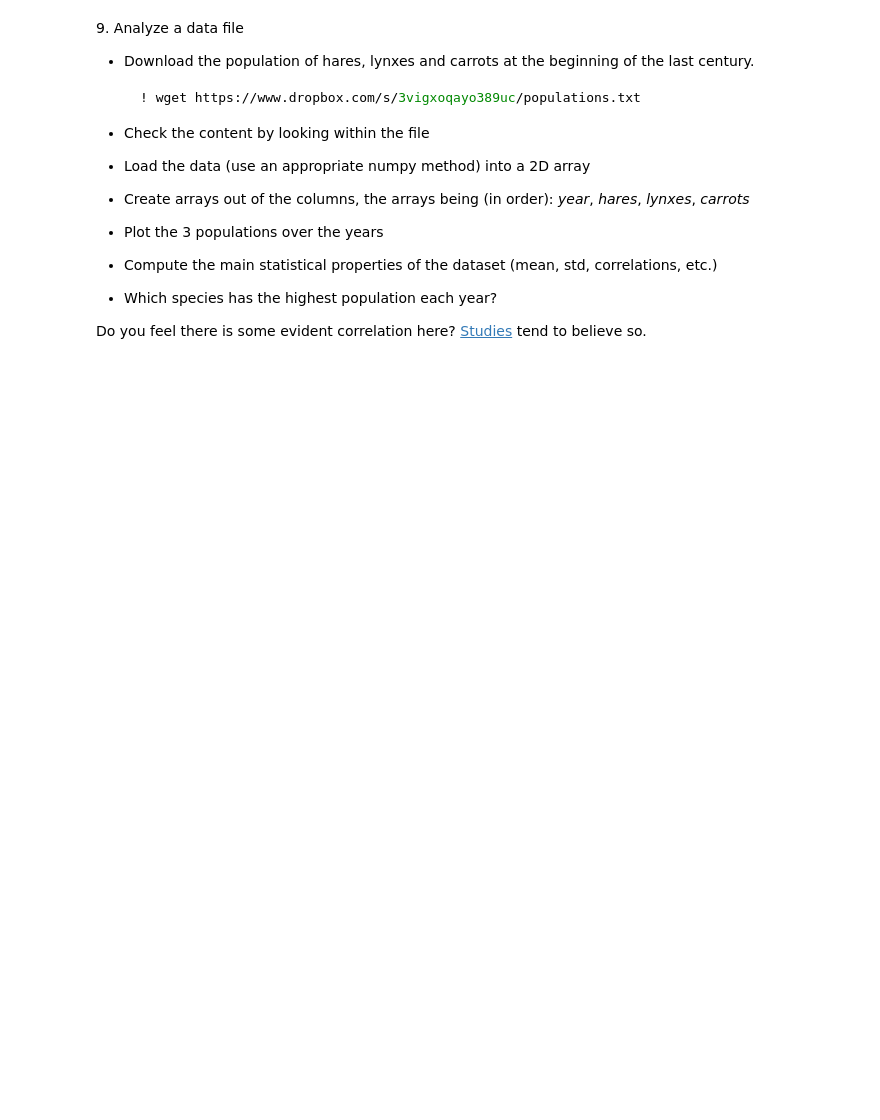
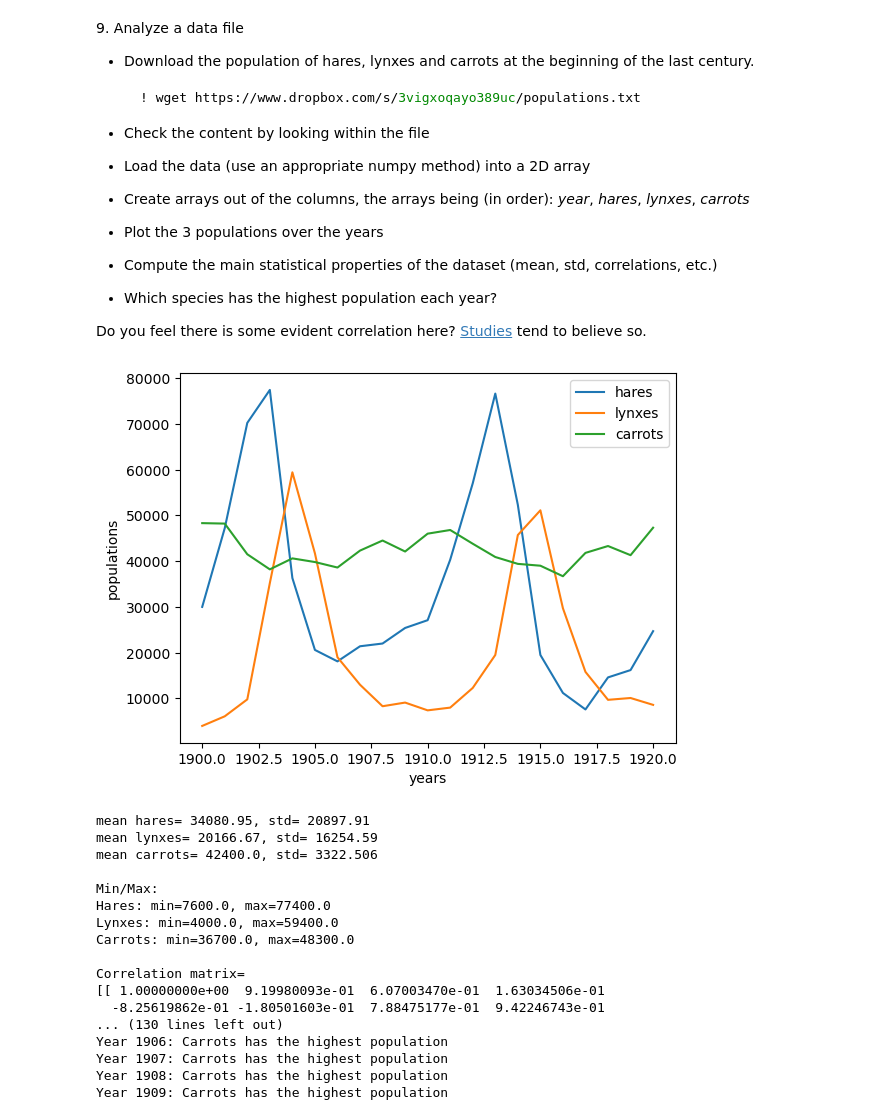
Before and after one commit to nicolomeneguzzo/LaboratoryOfComputationalPhysics_Y8, a Jupyter notebook: 04ex_Numpy.ipynb, the cells around one changed output. Drawn from its saved outputs; the diff is of its cells as text; code cells hidden in the pictures; blank space fills up the shorter version.

```diff
--- a/04ex_Numpy.ipynb
+++ b/04ex_Numpy.ipynb
@@ -342,3 +386,72 @@ w = np.random.randint
   * Which species has the highest population each year?
 
 Do you feel there is some evident correlation here? [Studies](https://www.enr.gov.nt.ca/en/services/lynx/lynx-snowshoe-hare-cycle) tend to believe so.
+# %%
+
+import matplotlib.pyplot as plt
+
+data = np.loadtxt('populations.txt', skiprows=1)
+
+#head populations.txt su bash
+# print(data.shape)
+# print(data[:5])
+
+year = data[:, 0]
+hares = data[:, 1]
+lynxes = data[:, 2]
+carrots = data[:, 3]
+
+plt.plot(year, hares, label='hares')
+plt.plot(year, lynxes, label='lynxes')
+plt.plot(year, carrots, label='carrots')
+plt.xlabel('years')
+plt.ylabel('populations')
+plt.legend()
+plt.show()
+
+print(f'mean hares= {np.mean(hares):.7}, std= {np.std(hares):.7}')
+print(f'mean lynxes= {np.mean(lynxes):.7}, std= {np.std(lynxes):.7}')
+print(f'mean carrots= {np.mean(carrots):.7}, std= {np.std(carrots):.7}')
+
+print('\nMin/Max:')
+print(f'Hares: min={np.min(hares)}, max={np.max(hares)}')
+print(f'Lynxes: min={np.min(lynxes)}, max={np.max(lynxes)}')
+print(f'Carrots: min={np.min(carrots)}, max={np.max(carrots)}')
+
+# matrice con le tre popolazioni
+populations = np.array([hares, lynxes, carrots]).T
+corr_matrix = np.corrcoef(populations)
+print(f"\nCorrelation matrix=\n{corr_matrix}")
+
+max_indices = np.argmax(populations, axis=1) #per ogni riga prende il valore più alto tra le colonne
+
+species_names = ["Hares", "Lynxes", "Carrots"]
+max_species_per_year = [species_names[i] for i in max_indices]
+
+# visualizza primi 10 anni
+for y, s in zip(year[:10], max_species_per_year[:10]):
+    print(f"Year {int(y)}: {s} has the highest population")
+
+#correlazione: evident correlations between the species.
+#hares and lynxes:positive correlation, when hares increase, lynxes increase shortly after,
+#hares and carrots:negative correlation, when hares increase carrots decreas
+#lynxes and carrots: weak negative correlations
+# %% [output]
+[figure, added]
+mean hares= 34080.95, std= 20897.91
+mean lynxes= 20166.67, std= 16254.59
+mean carrots= 42400.0, std= 3322.506
+
+Min/Max:
+Hares: min=7600.0, max=77400.0
+Lynxes: min=4000.0, max=59400.0
+Carrots: min=36700.0, max=48300.0
+
+Correlation matrix=
+[[ 1.00000000e+00  9.19980093e-01  6.07003470e-01  1.63034506e-01
+  -8.25619862e-01 -1.80501603e-01  7.88475177e-01  9.42246743e-01
+... (130 lines left out)
+Year 1906: Carrots has the highest population
+Year 1907: Carrots has the highest population
+Year 1908: Carrots has the highest population
+Year 1909: Carrots has the highest population
```
Also changed, not shown: parts of 5 cells of this notebook, 1 other file.
